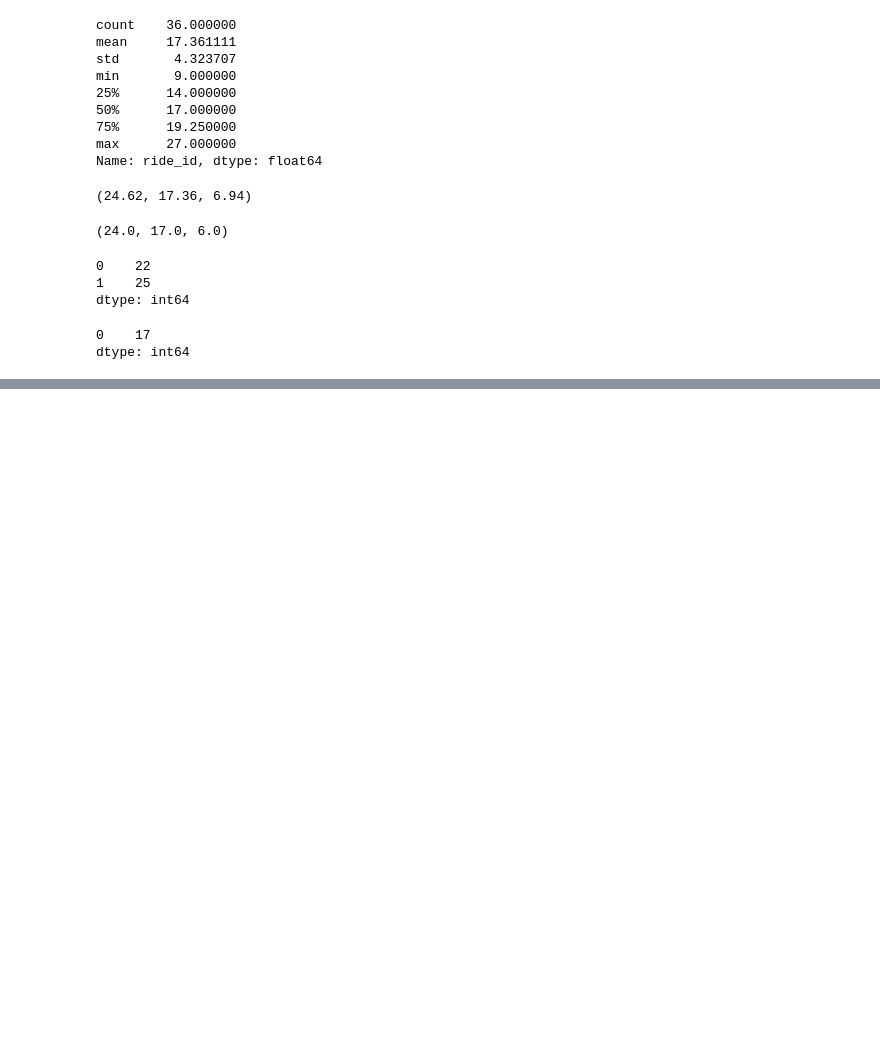
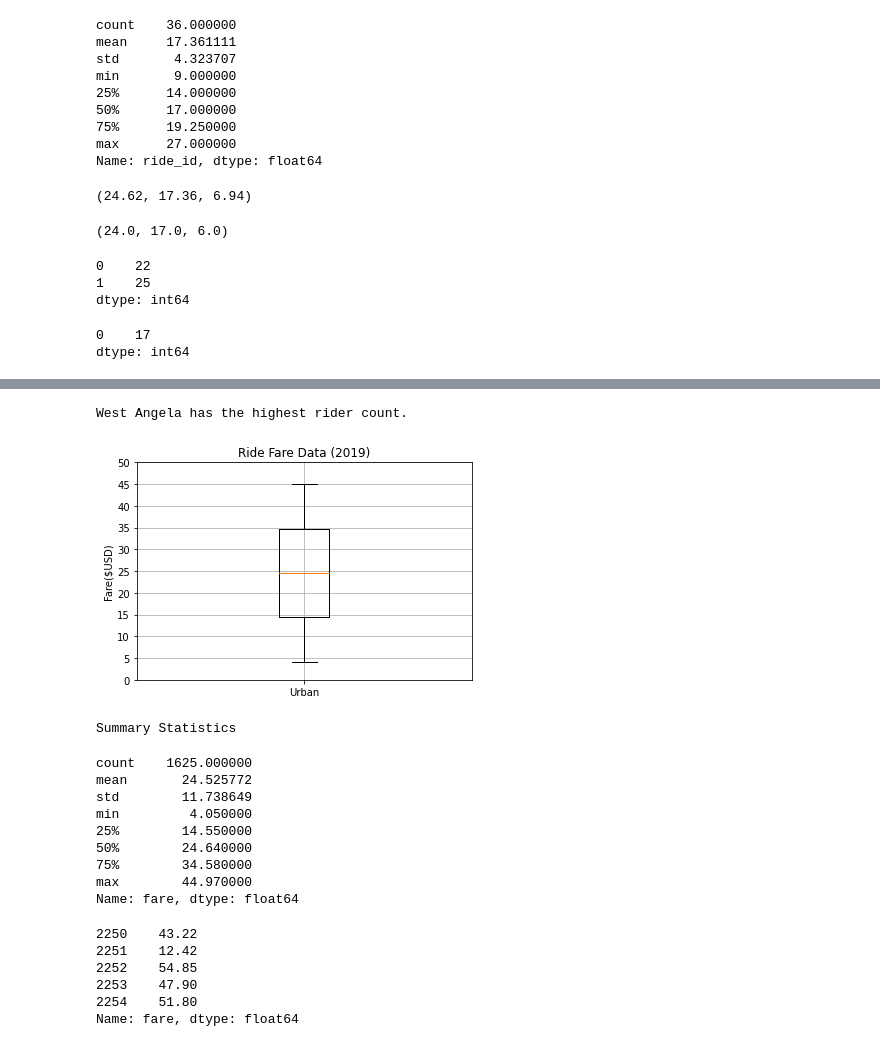
Before and after one commit to swlim314/PyBer_Analysis_Week_5, a Jupyter notebook: PyBer.ipynb, the cells around one changed output, grey strips where cells are left out. Cells and saved outputs as stored; diff of their text form; code cells hidden in the pictures; blank space fills up the shorter version.

```diff
--- a/PyBer.ipynb
+++ b/PyBer.ipynb
@@ -391,0 +469,42 @@ dtype: int64
+# %%
+# Get the city that matches 39.
+urban_city_outlier = urban_ride_count[urban_ride_count==39].index[0]
+print(f"{urban_city_outlier} has the highest rider count.")
+# %% [output]
+West Angela has the highest rider count.
+# %%
+# Create a box-and-whisker plot for the urban fare data.
+x_labels = ["Urban"]
+fig, ax = plt.subplots()
+ax.boxplot(urban_fares, labels=x_labels)
+# Add the title, y-axis label and grid.
+ax.set_title('Ride Fare Data (2019)')
+ax.set_ylabel('Fare($USD)')
+ax.set_yticks(np.arange(0, 51, step=5.0))
+ax.grid()
+plt.show()
+print("Summary Statistics")
+urban_fares.describe()
+# %% [output]
+[figure, added]
+Summary Statistics
+count    1625.000000
+mean       24.525772
+std        11.738649
+min         4.050000
+25%        14.550000
+50%        24.640000
+75%        34.580000
+max        44.970000
+Name: fare, dtype: float64
+# %%
+# Get the fares for the urban cities.
+rural_fares = rural_cities_df["fare"]
+rural_fares.head()
+# %% [output]
+2250    43.22
+2251    12.42
+2252    54.85
+2253    47.90
+2254    51.80
+Name: fare, dtype: float64
```
Also changed, not shown: parts of 11 cells of this notebook, 1 other file.
